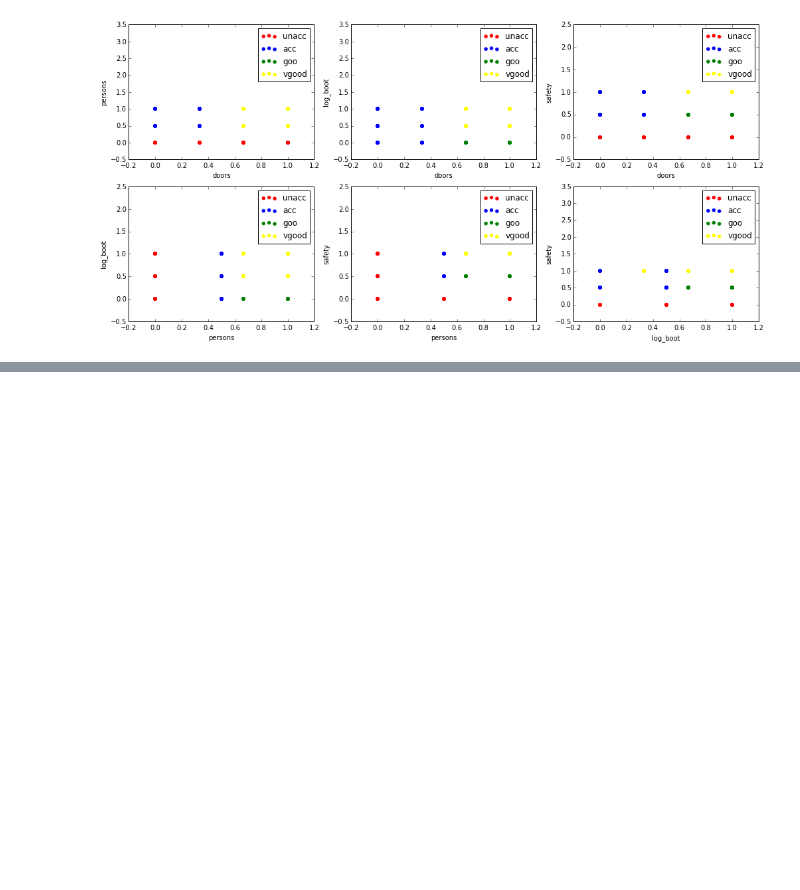
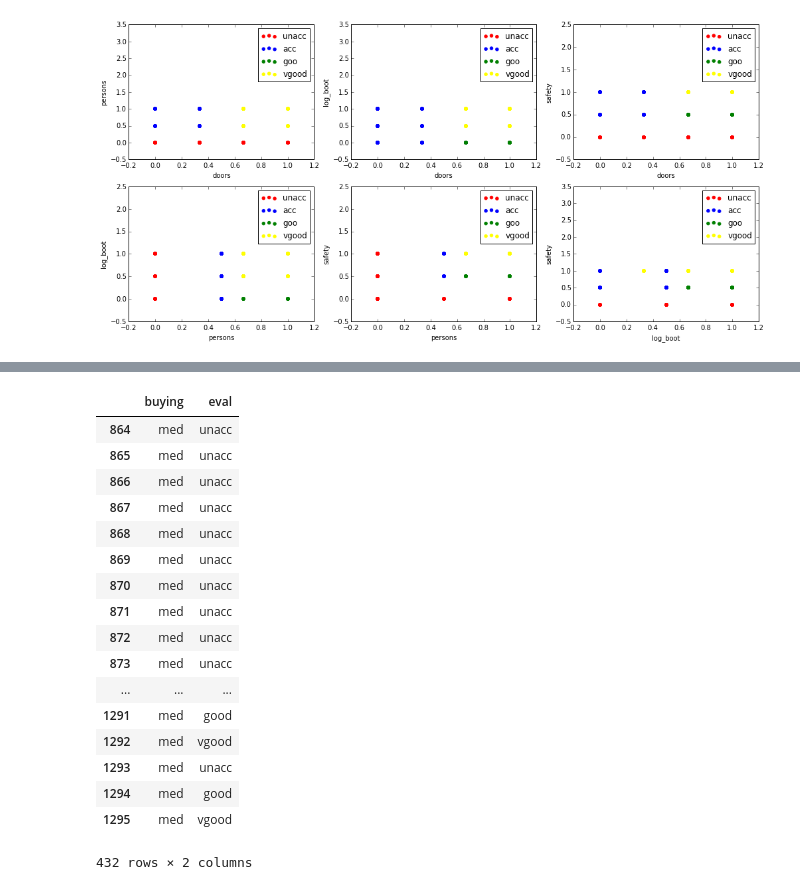
Before and after one commit to kmk4021/data_science, a Jupyter notebook: Homework2_Car_evalluation.ipynb, the cells around one changed output, grey strips where cells are left out. Saved outputs shown, nothing was run; the diff lists cells and outputs as text; code cells hidden in the pictures; blank space fills up the shorter version.

```diff
--- a/Homework2_Car_evalluation.ipynb
+++ b/Homework2_Car_evalluation.ipynb
@@ -346,0 +415,21 @@ for i in range(0, 6):
+# %%
+df_per_attr['buying']['subgroups'][1]
+# %% [output]
+|  | buying | eval |
+| 864 | med | unacc |
+| 865 | med | unacc |
+| 866 | med | unacc |
+| 867 | med | unacc |
+| 868 | med | unacc |
+| 869 | med | unacc |
+| 870 | med | unacc |
+| 871 | med | unacc |
+| 872 | med | unacc |
+| 873 | med | unacc |
+| ... | ... | ... |
+| 1291 | med | good |
+| 1292 | med | vgood |
+| 1293 | med | unacc |
+| 1294 | med | good |
+| 1295 | med | vgood |
+432 rows × 2 columns
```
Also changed, not shown: parts of 17 cells of this notebook.
